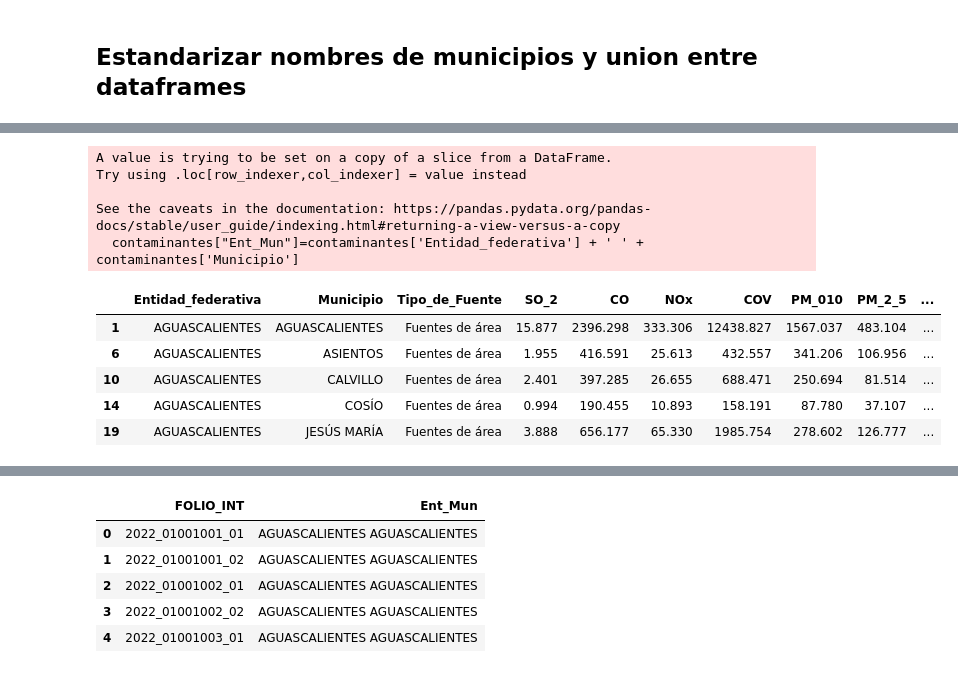
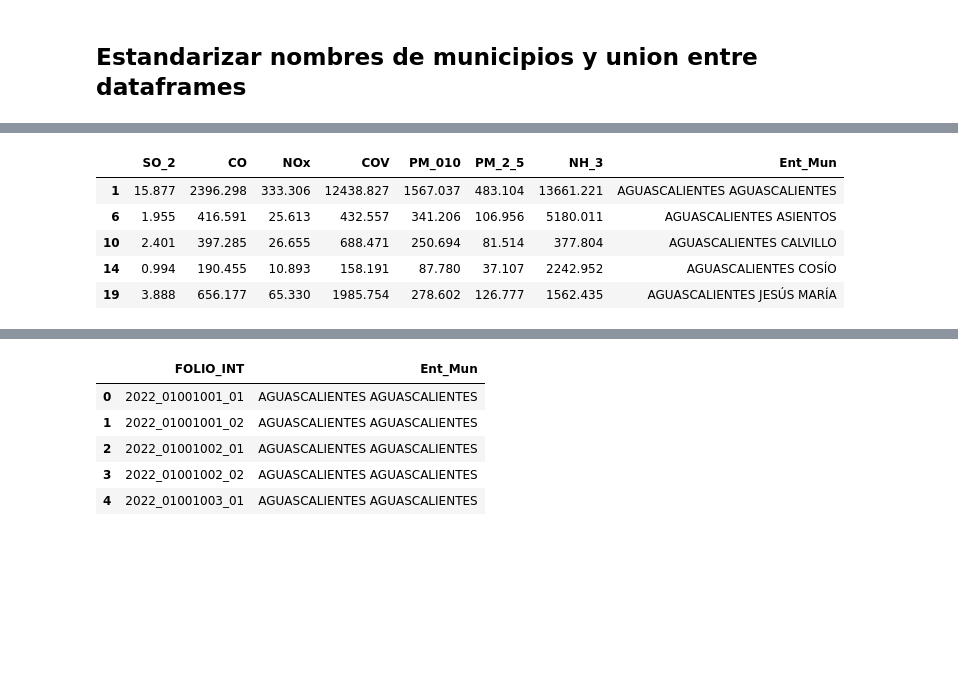
Before and after one commit to JuanPabloDP/Environmental-pollution-and-health-GBN, a Jupyter notebook: scripts/visualizacion.ipynb, the cells around one changed output, grey strips where cells are left out. Cells and saved outputs as stored; diff of their text form; code cells hidden in the pictures; blank space fills up the shorter version.

```diff
--- a/scripts/visualizacion.ipynb
+++ b/scripts/visualizacion.ipynb
@@ -94,0 +98,3 @@ Las variables "NOx" y ""COV"" no cuentan con NaNs. Por lo tanto serán útiles p
+# %%
+contaminantes=contaminantes.drop("Entidad", axis=1)
+contaminantes
@@ -255,5 +275,6 @@ maxVars
 Debido a que 'Fuentes de área' es el tipo de fuente que mayor varianza tiene en más variables de contaminantes, la elegiremos como el tipo de fuente que usaremos.
 # %%
 contaminantes=contaminantes[contaminantes["Tipo_de_Fuente"]=="Fuentes de área"]
+contaminantes=contaminantes.drop("Tipo_de_Fuente", axis=1)
 contaminantes
 # %% [output]
@@ -325,18 +336,14 @@ See the caveats in the documentation: https://pandas.pydata.org/pandas-docs/stab
 # %%
 contaminantes["Ent_Mun"]=contaminantes['Entidad_federativa'] + ' ' + contaminantes['Municipio']
+contaminantes=contaminantes.drop(["Entidad_federativa","Municipio"], axis=1)
 contaminantes.head()
 # %% [output]
-A value is trying to be set on a copy of a slice from a DataFrame.
-Try using .loc[row_indexer,col_indexer] = value instead
-
-See the caveats in the documentation: https://pandas.pydata.org/pandas-docs/stable/user_guide/indexing.html#returning-a-view-versus-a-copy
-  contaminantes["Ent_Mun"]=contaminantes['Entidad_federativa'] + ' ' + contaminantes['Municipio']
-|  | Entidad_federativa | Municipio | Tipo_de_Fuente | SO_2 | CO | NOx | COV | PM_010 | PM_2_5 | ... |
-| 1 | AGUASCALIENTES | AGUASCALIENTES | Fuentes de área | 15.877 | 2396.298 | 333.306 | 12438.827 | 1567.037 | 483.104 | ... |
-| 6 | AGUASCALIENTES | ASIENTOS | Fuentes de área | 1.955 | 416.591 | 25.613 | 432.557 | 341.206 | 106.956 | ... |
-| 10 | AGUASCALIENTES | CALVILLO | Fuentes de área | 2.401 | 397.285 | 26.655 | 688.471 | 250.694 | 81.514 | ... |
-| 14 | AGUASCALIENTES | COSÍO | Fuentes de área | 0.994 | 190.455 | 10.893 | 158.191 | 87.780 | 37.107 | ... |
-| 19 | AGUASCALIENTES | JESÚS MARÍA | Fuentes de área | 3.888 | 656.177 | 65.330 | 1985.754 | 278.602 | 126.777 | ... |
+|  | SO_2 | CO | NOx | COV | PM_010 | PM_2_5 | NH_3 | Ent_Mun |
+| 1 | 15.877 | 2396.298 | 333.306 | 12438.827 | 1567.037 | 483.104 | 13661.221 | AGUASCALIENTES AGUASCALIENTES |
+| 6 | 1.955 | 416.591 | 25.613 | 432.557 | 341.206 | 106.956 | 5180.011 | AGUASCALIENTES ASIENTOS |
+| 10 | 2.401 | 397.285 | 26.655 | 688.471 | 250.694 | 81.514 | 377.804 | AGUASCALIENTES CALVILLO |
+| 14 | 0.994 | 190.455 | 10.893 | 158.191 | 87.780 | 37.107 | 2242.952 | AGUASCALIENTES COSÍO |
+| 19 | 3.888 | 656.177 | 65.330 | 1985.754 | 278.602 | 126.777 | 1562.435 | AGUASCALIENTES JESÚS MARÍA |
 # %%
 socioDemo["desc_ent1"]=socioDemo["desc_ent1"].str.upper()
 socioDemo["desc_mun1"]=socioDemo["desc_mun1"].str[4:]
```
Also changed, not shown: parts of 16 cells of this notebook.
